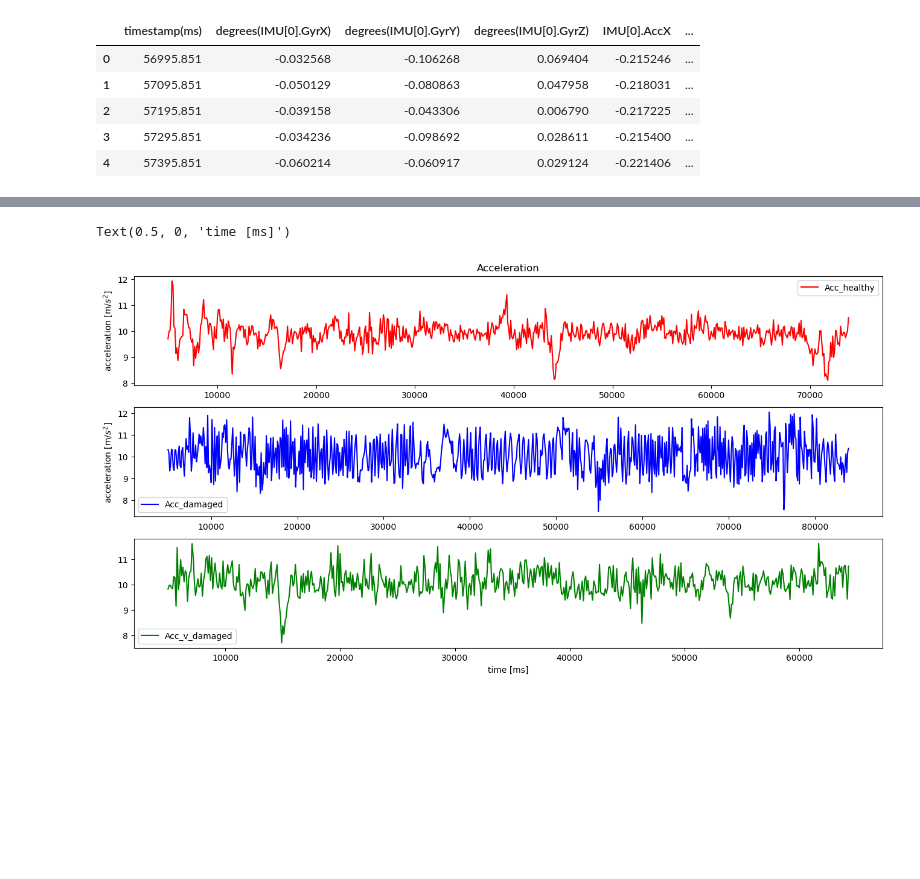
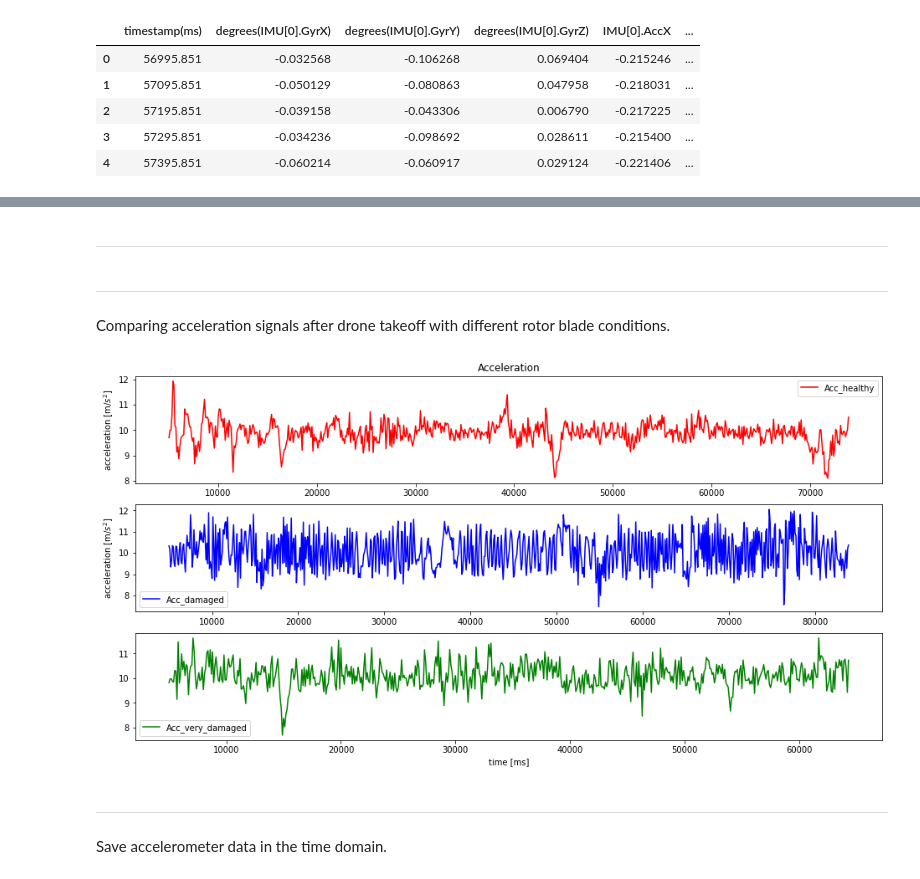
Before and after one commit to AiR-ISZ-Gr1/drones_prediction, a Jupyter notebook: preprocessing.ipynb, the cells around one changed output, grey strips where cells are left out. Drawn from its saved outputs; the diff is of its cells as text; code cells hidden in the pictures; blank space fills up the shorter version.

```diff
--- a/preprocessing.ipynb
+++ b/preprocessing.ipynb
@@ -78 +83,3 @@ plt.plot(data_35['timestamp(ms)'].values[start:len(data_35['timestamp(ms)']) - s
+# %% [markdown]
+---
 # %%
@@ -116,24 +140,24 @@ stop = 150
+# %% [markdown]
+---
+Comparing acceleration signals after drone takeoff with different rotor blade conditions.
 # %%
 fig,ax = plt.subplots(3,1,figsize=[16,8])
+
+
 ax[0].set_title('Acceleration')
 ax[0].plot(time_healthy[start:len(time_healthy)-210], acc_healthy[start:len(time_healthy)-210], label='Acc_healthy',color='red')
-# ax[0].plot(time_healthy[start:stop], acc_Y_healthy[start:stop], label='Acc_Y',color='blue')
-# ax[0].plot(time_healthy[start:stop], acc_Z_healthy[start:stop], label='Acc_Z',color='green')
-ax[1].plot(time_damged[start:len(time_damged)-190], acc_damaged[start:len(time_damged)-190], label='Acc_damaged',color='blue')
-# ax[1].plot(time_damged[start:stop], acc_Y_damaged[start:stop], label='Acc_Y',color='blue')
-# ax[1].plot(time_damged[start:stop], acc_Z_damaged[start:stop], label='Acc_Z',color='green')
-ax[2].plot(time_very_damaged[start:len(time_very_damaged)-135], acc_very_damaged[start:len(time_very_damaged)-135], label='Acc_v_damaged',color='green')
-# ax[2].plot(time_very_damaged[start:stop], acc_Y_very_damaged[start:stop], label='Acc_Y',color='blue')
-# ax[2].plot(time_very_damaged[start:stop], acc_Z_very_damaged[start:stop], label='Acc_Z',color='green')
+ax[1].plot(time_damaged[start:len(time_damaged)-190], acc_damaged[start:len(time_damaged)-190], label='Acc_damaged',color='blue')
+ax[2].plot(time_very_damaged[start:len(time_very_damaged)-135], acc_very_damaged[start:len(time_very_damaged)-135], label='Acc_very_damaged',color='green')
+
 ax[0].legend()
 ax[1].legend()
 ax[2].legend()
 ax[0].set_ylabel(r'acceleration [m/$s^2$]')
 ax[1].set_ylabel(r'acceleration [m/$s^2$]')
 ax[2].set_xlabel('time [ms]')
+plt.show()
 # %% [output]
-Text(0.5, 0, 'time [ms]')
-[figure, old version]
+[figure, new version]
 # %%
 acc_healthy_split = split_array(acc_healthy[50:len(acc_healthy)-210],150,125)
 acc_damaged_split = split_array(acc_damaged[50:len(acc_damaged)-190],150,125)
@@ -149,6 +173,9 @@ data_very_damaged = pd.DataFrame(acc_very_damaged_split).T
 data_healthy.columns = columns_h
 data_damaged.columns = columns_d
 data_very_damaged.columns = columns_vd
+# %% [markdown]
+---
+Save accelerometer data in the time domain.
 # %%
 data_healthy.to_csv('data_preprocesed/acc_healthy_samples.csv')
 data_damaged.to_csv('data_preprocesed/acc_damaged_samples.csv')
```
Also changed, not shown: parts of 16 cells of this notebook, 1 other file.
